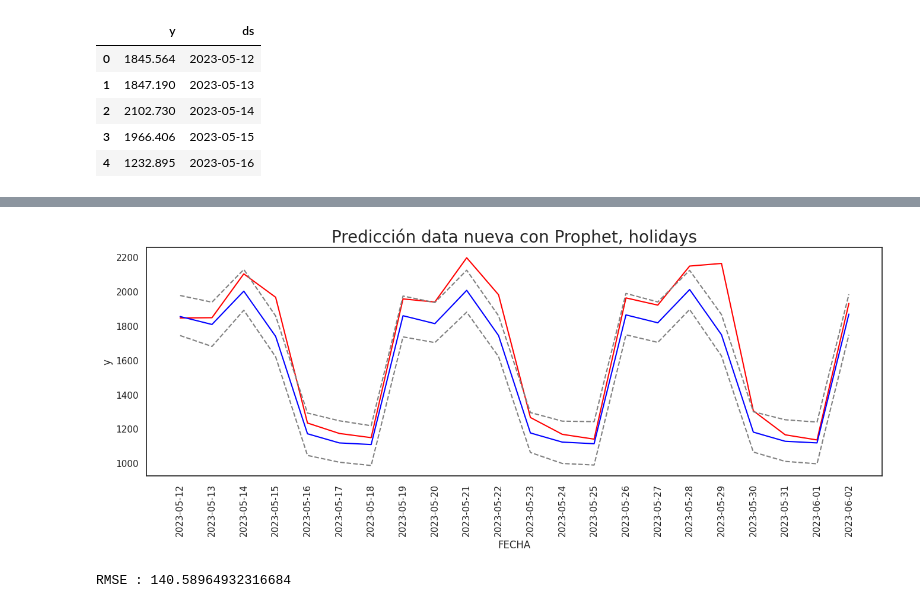
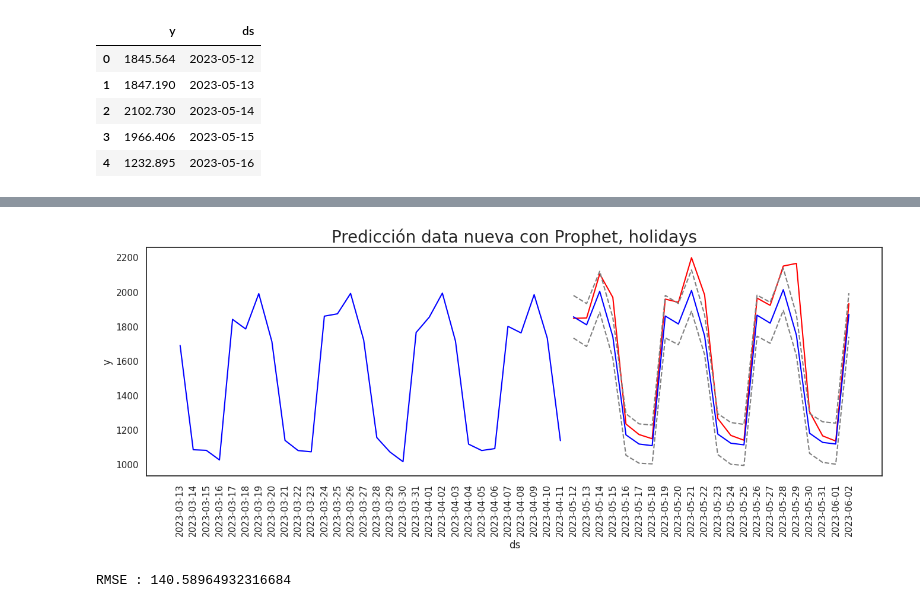
Before and after one commit to dele22922/tarea3_feat_eng, a Jupyter notebook: Tarea Semana 4_GRP4_vfinal.ipynb, the cells around one changed output, grey strips where cells are left out. Cells and saved outputs as stored; diff of their text form; code cells hidden in the pictures.

```diff
--- a/Tarea Semana 4_GRP4_vfinal.ipynb
+++ b/Tarea Semana 4_GRP4_vfinal.ipynb
@@ -467,8 +471,8 @@ for feature in lag_features:
   df_arima_test1[f"{feature}_mean_lag{window2}"] = df_mean_7d_test[feature]
   df_arima_test1[f"{feature}_mean_lag{window3}"] = df_mean_30d_test[feature]
 
-  df_arima_test1[f"{feature}_std_lag{window1}"] = df_mean_3d_test[feature]
-  df_arima_test1[f"{feature}_std_lag{window2}"] = df_mean_7d_test[feature]
-  df_arima_test1[f"{feature}_std_lag{window3}"] = df_mean_30d_test[feature]
+  df_arima_test1[f"{feature}_std_lag{window1}"] = df_std_3d_test[feature]
+  df_arima_test1[f"{feature}_std_lag{window2}"] = df_std_7d_test[feature]
+  df_arima_test1[f"{feature}_std_lag{window3}"] = df_std_30d_test[feature]
 
 df.fillna(df_arima_test1.mean(), inplace=True)
@@ -734,0 +848,12 @@ RMSE of Auto SARIMA: 332.2396031965974
+# %%
+sns.set(style='white')
+plt.figure(figsize=(16,5))
+ax=sns.lineplot(x=df_arima_train['FECHA'].iloc[:len(df_arima_train)-52],y=df_arima_train["qty_x1000"].iloc[len(df_arima_train)-52],color='blue')
+ax=sns.lineplot(x=df_arima_test2['FECHA'].iloc[192:],y=df_arima_test2["qty_x1000"].iloc[192:],color='blue')
+ax=sns.lineplot(x=df_arima_test2['FECHA'].iloc[192:],y=forecast5,color='red');
+#ax=sns.lineplot(x=df_test_pr['FECHA'],y=df_test_pr["lower"],color='gray',linestyle='dashed');
+#ax=sns.lineplot(x=df_test_pr['FECHA'],y=df_test_pr["upper"],color='gray',linestyle='dashed');
+#plt.grid(linestyle='-',linewidth=0.3)
+ax.tick_params(axis='x', rotation=90)
+plt.title("Predicción data nueva con Prophet, holidays", fontsize=20);
+plt.show()
@@ -734,0 +883,3 @@ RMSE of Auto SARIMA: 332.2396031965974
+# %%
+df_arima_test1=df_arima_test1.reset_index().drop('index',axis=1)
+df_arima_test1['sarima yhat']=forecast2_unseen
@@ -780,6 +940,20 @@ forecast3 = another_model.predict(n_periods=len(df_arima_valid),exogenous=df_ari
 df_arima_valid["Forecast_SARIMA"] = forecast3
 # %% [markdown]
 Obtenemos el siguiente modelo, que podemos observar en el siguiente gráfico:
+# %%
+sns.set(style='white')
+#sns.color_palette('husl',5)
+plt.figure(figsize=(16,5))
+ax=sns.lineplot(x=train_data_pr['ds'].iloc[len(train_data_pr)-30:],y=train_data_pr["y"].iloc[len(train_data_pr)-30:],color='blue')
+ax=sns.lineplot(x=val_data_pr['FECHA'],y=val_data_pr["y"],color='red')
+ax=sns.lineplot(x=val_data_pr['FECHA'],y=val_data_pr["Prophet_Predictions"],color='blue');
+ax=sns.lineplot(x=val_data_pr['FECHA'],y=val_data_pr["lower"],color='gray',linestyle='dashed');
+ax=sns.lineplot(x=val_data_pr['FECHA'],y=val_data_pr["upper"],color='gray',linestyle='dashed');
+#plt.grid(linestyle='-',linewidth=0.3)
+ax.tick_params(axis='x', rotation=90)
+plt.title("Predicción 2 con Prophet utilizando holidays", fontsize=20);
+ax.tick_params(axis='x', rotation=90)
+plt.show()
 # %%
 df_arima_valid[["qty_x1000","Forecast_SARIMA"]].plot(figsize=(14,7))
 # %% [output]
@@ -1365,16 +1543,17 @@ df_test_pr.head()
 # %%
 sns.set(style='white')
 plt.figure(figsize=(16,5))
+ax=sns.lineplot(x=train_data_pr['ds'].iloc[len(train_data_pr)-30:],y=train_data_pr["y"].iloc[len(train_data_pr)-30:],color='blue')
 ax=sns.lineplot(x=df_test_pr['FECHA'],y=df_test_pr["y"],color='red')
 ax=sns.lineplot(x=df_test_pr['FECHA'],y=df_test_pr["Prophet_Predictions"],color='blue');
 ax=sns.lineplot(x=df_test_pr['FECHA'],y=df_test_pr["lower"],color='gray',linestyle='dashed');
 ax=sns.lineplot(x=df_test_pr['FECHA'],y=df_test_pr["upper"],color='gray',linestyle='dashed');
 #plt.grid(linestyle='-',linewidth=0.3)
 ax.tick_params(axis='x', rotation=90)
 plt.title("Predicción data nueva con Prophet, holidays", fontsize=20);
 plt.show()
 # %% [output]
-[figure, old version]
+[figure, new version]
 # %%
 df_actual=df_test_pr["y"]
 # %%
```
Also changed, not shown: parts of 78 cells of this notebook.
